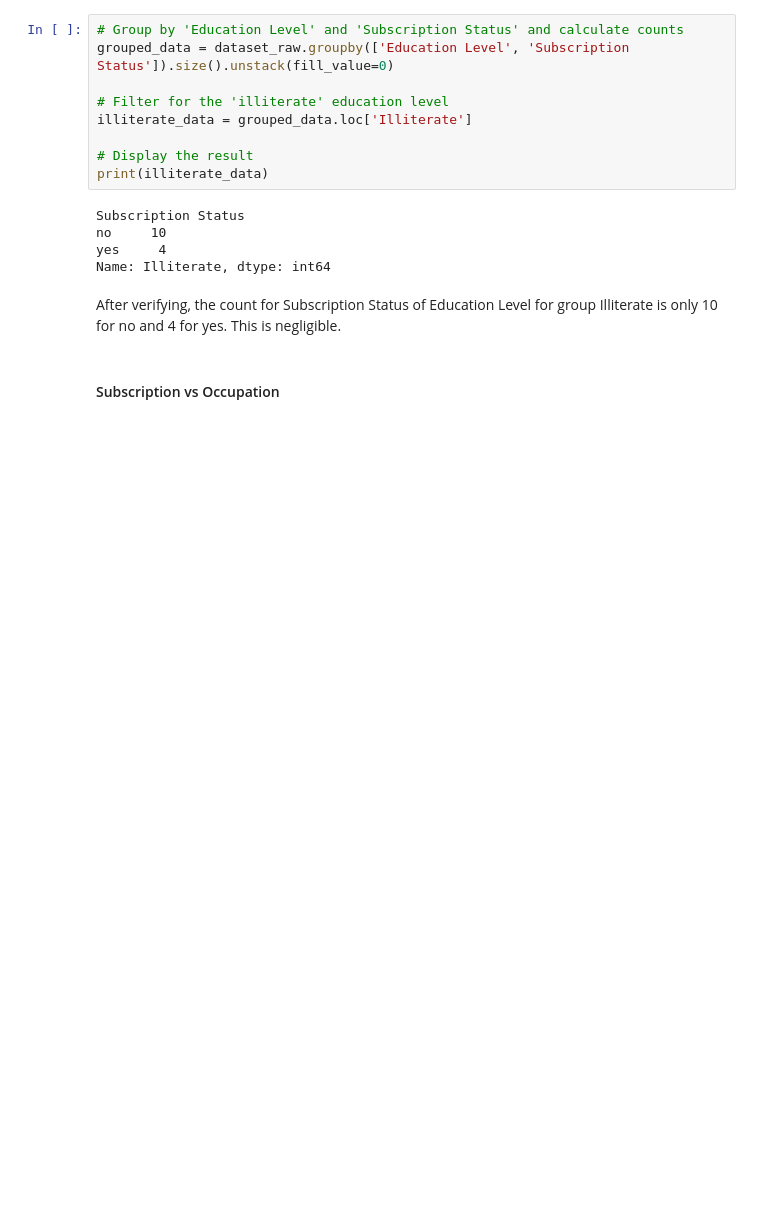
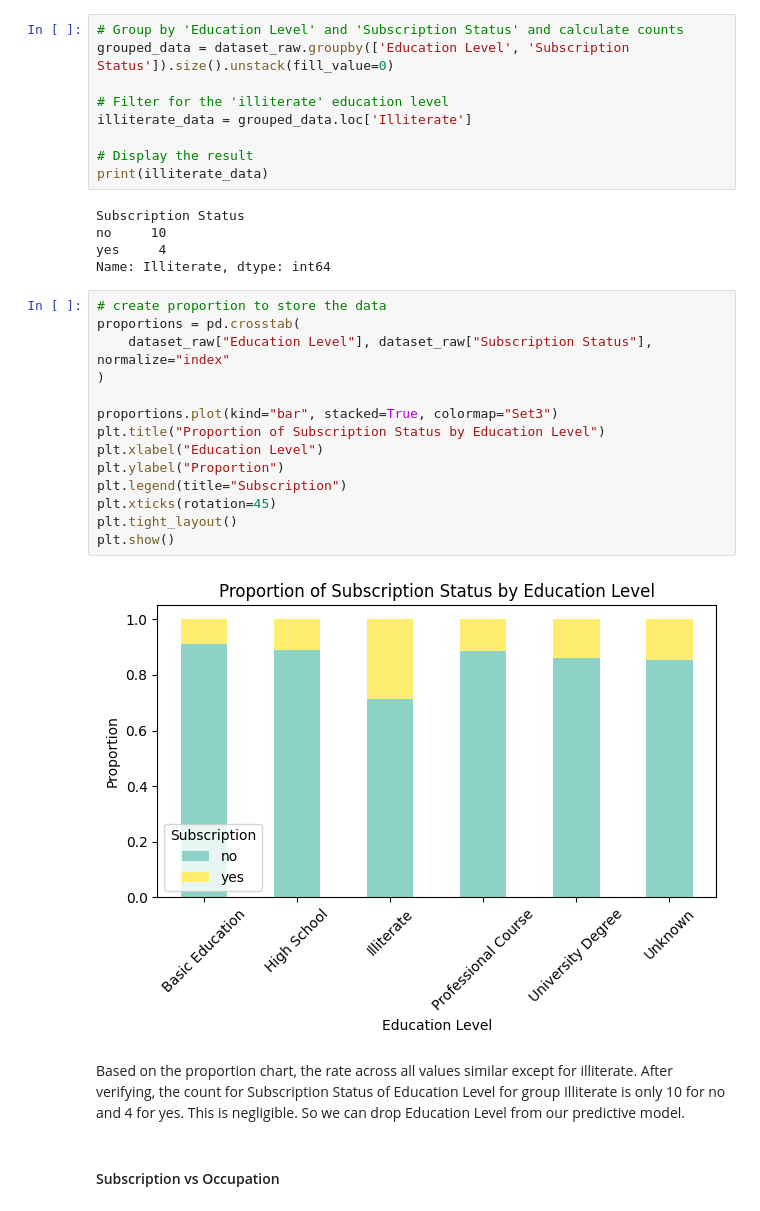
Before and after one commit to Lawrence-le/eda-to-ml-term-deposits, a Jupyter notebook: eda.ipynb, the cells around one changed output. Drawn from its saved outputs; the diff is of its cells as text; blank space fills up the shorter version.

```diff
--- a/eda.ipynb
+++ b/eda.ipynb
@@ -512,8 +517,25 @@ Subscription Status
 no     10
 yes     4
 Name: Illiterate, dtype: int64
+# %%
+# create proportion to store the data
+proportions = pd.crosstab(
+    dataset_raw["Education Level"], dataset_raw["Subscription Status"], normalize="index"
+)
+
+proportions.plot(kind="bar", stacked=True, colormap="Set3")
+plt.title("Proportion of Subscription Status by Education Level")
+plt.xlabel("Education Level")
+plt.ylabel("Proportion")
+plt.legend(title="Subscription")
+plt.xticks(rotation=45)
+plt.tight_layout()
+plt.show()
+# %% [output]
+[figure, added]
 # %% [markdown]
-After verifying, the count for Subscription Status of Education Level for group Illiterate is only 10 for no and 4 for yes. This is negligible.
+Based on the proportion chart, the rate across all values similar except for illiterate.
+After verifying, the count for Subscription Status of Education Level for group Illiterate is only 10 for no and 4 for yes. This is negligible. So we can drop Education Level from our predictive model.
 # %% [markdown]
 #### Subscription vs Occupation
 # %%
```
Also changed, not shown: parts of 19 cells of this notebook, 9 other files.
